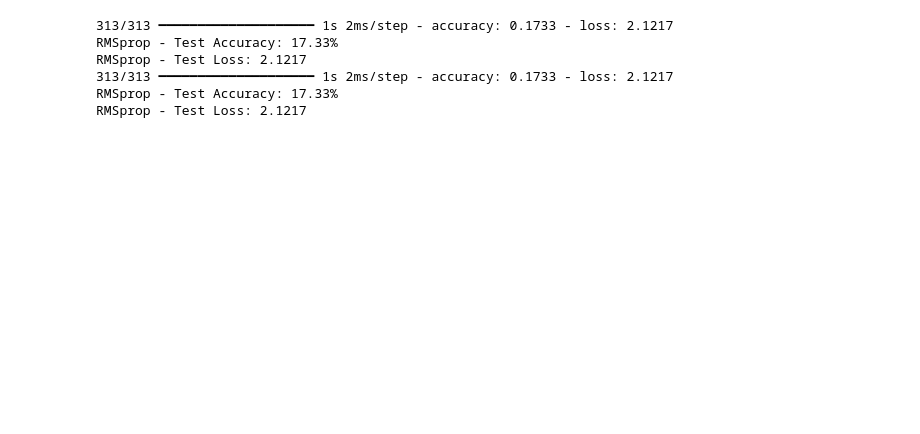
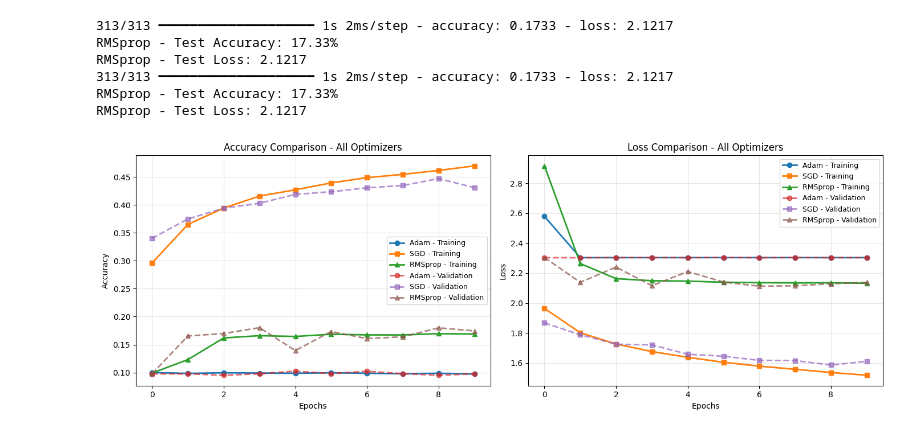
Before and after one commit to FinxJ/DeepLearning, a Jupyter notebook: cifar10_keras.ipynb, the cells around one changed output. Drawn from its saved outputs; the diff is of its cells as text; code cells hidden in the pictures; blank space fills up the shorter version.

Commit message:
Visualization of Traning and validation accuracy of Adam,SGD,RMSprop is added

```diff
--- a/cifar10_keras.ipynb
+++ b/cifar10_keras.ipynb
@@ -356,3 +356,37 @@ RMSprop - Test Loss: 2.1217
 313/313 ━━━━━━━━━━━━━━━━━━━━ 1s 2ms/step - accuracy: 0.1733 - loss: 2.1217
 RMSprop - Test Accuracy: 17.33%
 RMSprop - Test Loss: 2.1217
+# %%
+#Comparison visualization - Training and Validation accuracy over epochs
+fig, (ax1, ax2) = plt.subplots(1, 2, figsize=(14, 5))
+
+# Plot training accuracy over epochs
+ax1.plot(mode1.history['accuracy'], label='Adam - Training', marker='o', linewidth=2, linestyle='-')
+ax1.plot(mode2.history['accuracy'], label='SGD - Training', marker='s', linewidth=2, linestyle='-')
+ax1.plot(mode3.history['accuracy'], label='RMSprop - Training', marker='^', linewidth=2, linestyle='-')
+ax1.plot(mode1.history['val_accuracy'], label='Adam - Validation', marker='o', linewidth=2, linestyle='--', alpha=0.7)
+ax1.plot(mode2.history['val_accuracy'], label='SGD - Validation', marker='s', linewidth=2, linestyle='--', alpha=0.7)
+ax1.plot(mode3.history['val_accuracy'], label='RMSprop - Validation', marker='^', linewidth=2, linestyle='--', alpha=0.7)
+ax1.set_xlabel('Epochs')
+ax1.set_ylabel('Accuracy')
+ax1.set_title('Accuracy Comparison - All Optimizers')
+ax1.legend(fontsize=9)
+ax1.grid(True, alpha=0.3)
+
+# Plot training loss over epochs
+ax2.plot(mode1.history['loss'], label='Adam - Training', marker='o', linewidth=2, linestyle='-')
+ax2.plot(mode2.history['loss'], label='SGD - Training', marker='s', linewidth=2, linestyle='-')
+ax2.plot(mode3.history['loss'], label='RMSprop - Training', marker='^', linewidth=2, linestyle='-')
+ax2.plot(mode1.history['val_loss'], label='Adam - Validation', marker='o', linewidth=2, linestyle='--', alpha=0.7)
+ax2.plot(mode2.history['val_loss'], label='SGD - Validation', marker='s', linewidth=2, linestyle='--', alpha=0.7)
+ax2.plot(mode3.history['val_loss'], label='RMSprop - Validation', marker='^', linewidth=2, linestyle='--', alpha=0.7)
+ax2.set_xlabel('Epochs')
+ax2.set_ylabel('Loss')
+ax2.set_title('Loss Comparison - All Optimizers')
+ax2.legend(fontsize=9)
+ax2.grid(True, alpha=0.3)
+
+plt.tight_layout()
+plt.show()
+# %% [output]
+[figure, added]
```
